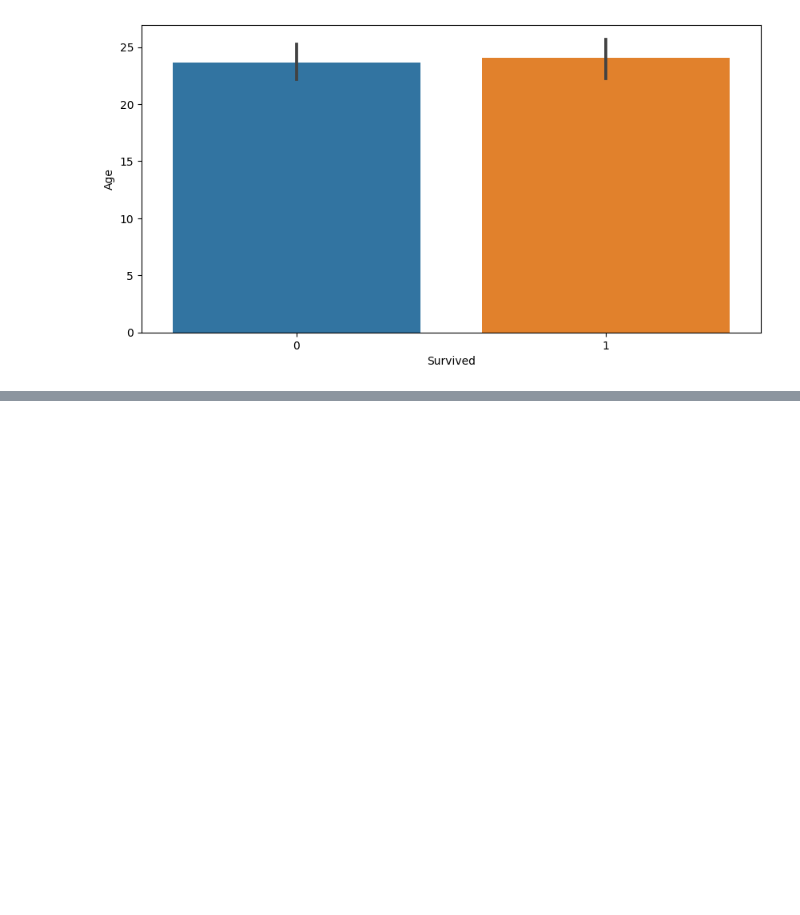
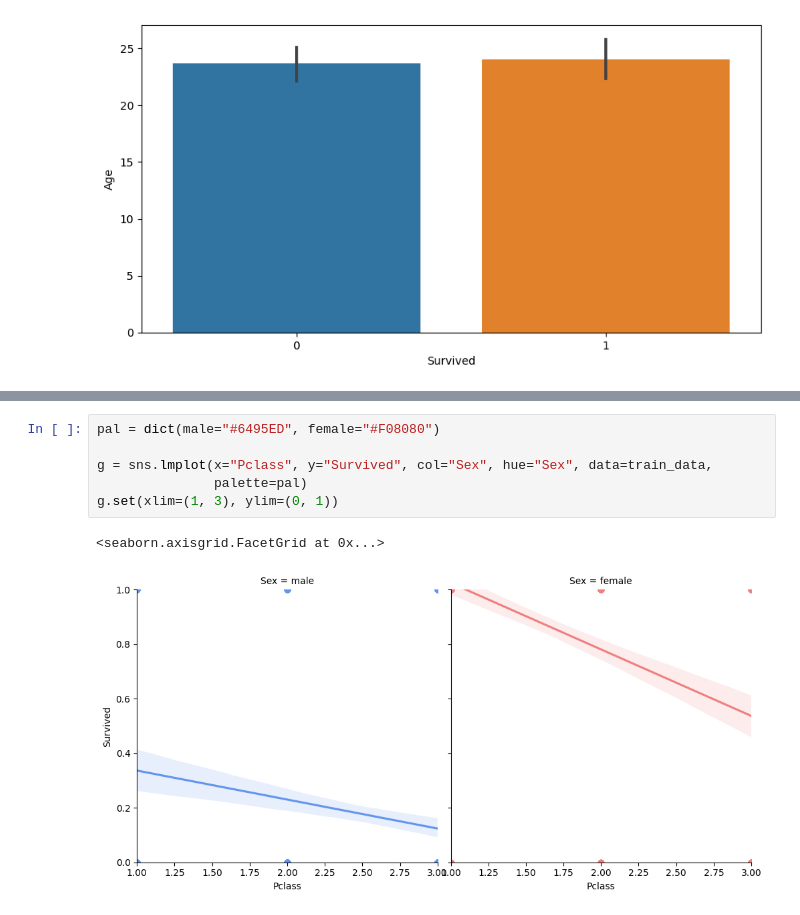
Before and after one commit to Denniels/titanic, a Jupyter notebook: titanic.ipynb, the cells around one changed output, grey strips where cells are left out. Cells and saved outputs as stored; diff of their text form; blank space fills up the shorter version.

```diff
--- a/titanic.ipynb
+++ b/titanic.ipynb
@@ -155,0 +167,9 @@ sns.barplot(
+# %%
+pal = dict(male="#6495ED", female="#F08080")
+
+g = sns.lmplot(x="Pclass", y="Survived", col="Sex", hue="Sex", data=train_data,
+               palette=pal)
+g.set(xlim=(1, 3), ylim=(0, 1))
+# %% [output]
+<seaborn.axisgrid.FacetGrid at 0x...>
+[figure, added]
```
Also changed, not shown: parts of 3 cells of this notebook.
